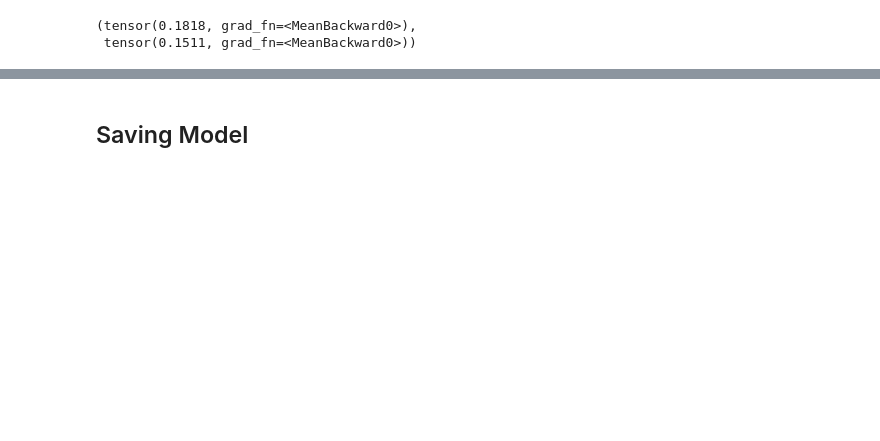
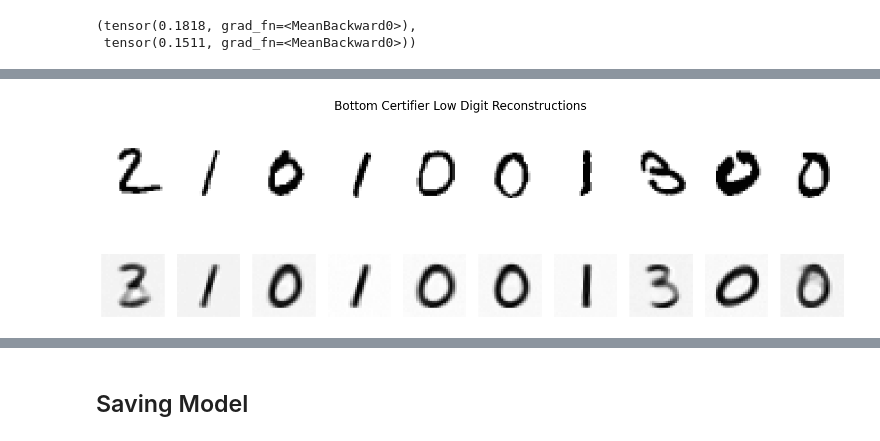
Before and after one commit to zroe1/gradient-routing, a Jupyter notebook: main.ipynb, the cells around one changed output, grey strips where cells are left out. Saved outputs shown, nothing was run; the diff lists cells and outputs as text; code cells hidden in the pictures; blank space fills up the shorter version.

```diff
--- a/main.ipynb
+++ b/main.ipynb
@@ -259,0 +297,8 @@ low_digits_loss, high_digits_loss
+# %%
+print_reconstructions(
+    test_images_batch_low,
+    bottom_cert_imgs_low,
+    "Bottom Certifier Low Digit Reconstructions"
+)
+# %% [output]
+[figure, added]
```
Also changed, not shown: parts of 14 cells of this notebook.
